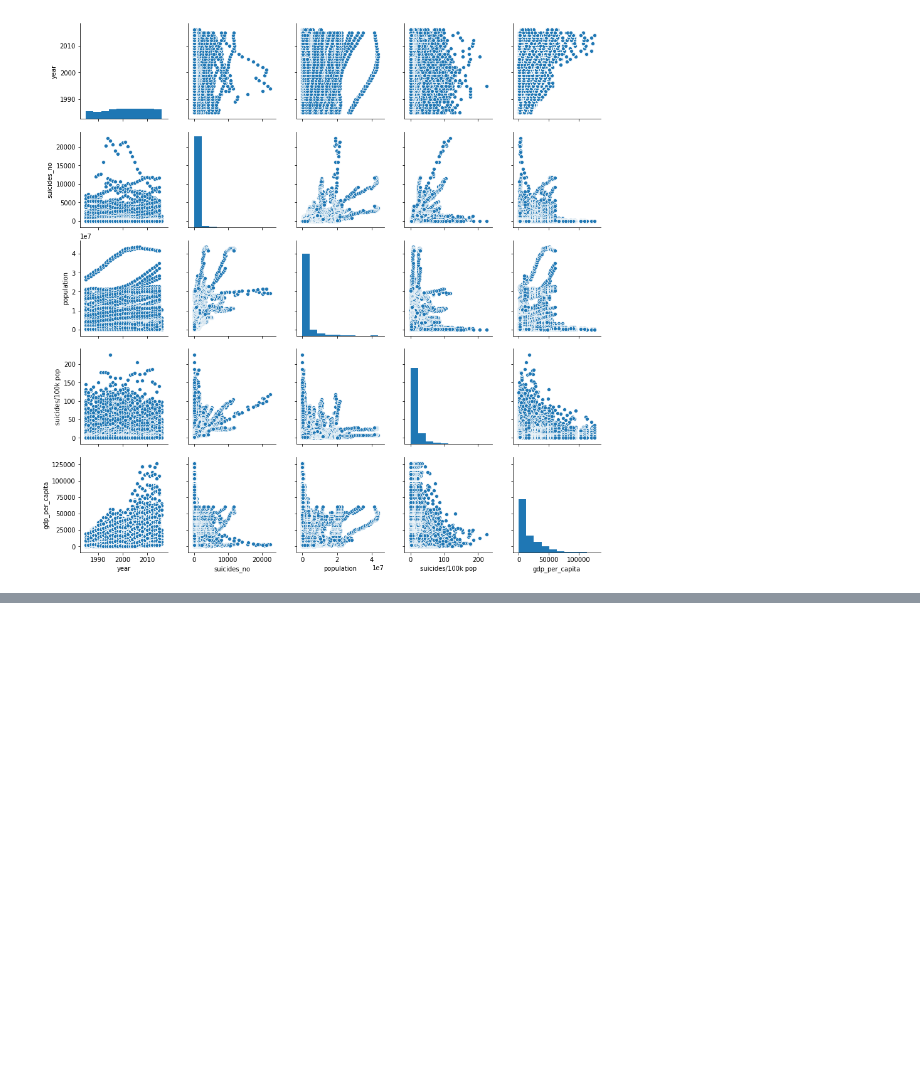
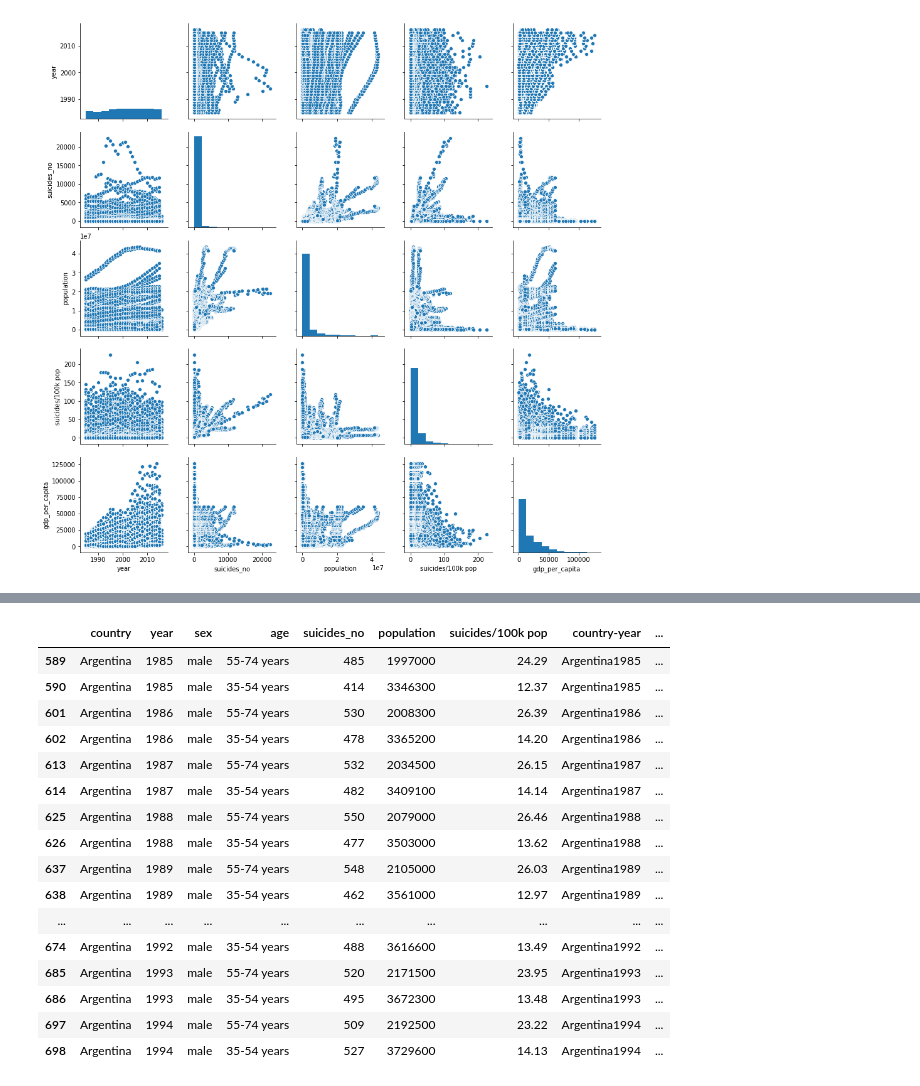
Before and after one commit to ebonnecab/int3-data-analysis, a Jupyter notebook: analysis.ipynb, the cells around one changed output, grey strips where cells are left out. Cells and saved outputs as stored; diff of their text form; code cells hidden in the pictures; blank space fills up the shorter version.

```diff
--- a/analysis.ipynb
+++ b/analysis.ipynb
@@ -138,0 +174,27 @@ sns.pairplot(num_df, diag_kind="hist")
+# %%
+pd.set_option('display.max_rows', 500)
+pd.set_option('display.max_columns', 500)
+pd.set_option('display.width', 1000)
+
+outliers = find_remove_outlier_iqr(df["suicides_no"])
+
+out_df = df[df["suicides_no"].isin(outliers)]
+out_df.head(20)
+# %% [output]
+|  | country | year | sex | age | suicides_no | population | suicides/100k pop | country-year | ... |
+| 589 | Argentina | 1985 | male | 55-74 years | 485 | 1997000 | 24.29 | Argentina1985 | ... |
+| 590 | Argentina | 1985 | male | 35-54 years | 414 | 3346300 | 12.37 | Argentina1985 | ... |
+| 601 | Argentina | 1986 | male | 55-74 years | 530 | 2008300 | 26.39 | Argentina1986 | ... |
+| 602 | Argentina | 1986 | male | 35-54 years | 478 | 3365200 | 14.20 | Argentina1986 | ... |
+| 613 | Argentina | 1987 | male | 55-74 years | 532 | 2034500 | 26.15 | Argentina1987 | ... |
+| 614 | Argentina | 1987 | male | 35-54 years | 482 | 3409100 | 14.14 | Argentina1987 | ... |
+| 625 | Argentina | 1988 | male | 55-74 years | 550 | 2079000 | 26.46 | Argentina1988 | ... |
+| 626 | Argentina | 1988 | male | 35-54 years | 477 | 3503000 | 13.62 | Argentina1988 | ... |
+| 637 | Argentina | 1989 | male | 55-74 years | 548 | 2105000 | 26.03 | Argentina1989 | ... |
+| 638 | Argentina | 1989 | male | 35-54 years | 462 | 3561000 | 12.97 | Argentina1989 | ... |
+| ... | ... | ... | ... | ... | ... | ... | ... | ... | ... |
+| 674 | Argentina | 1992 | male | 35-54 years | 488 | 3616600 | 13.49 | Argentina1992 | ... |
+| 685 | Argentina | 1993 | male | 55-74 years | 520 | 2171500 | 23.95 | Argentina1993 | ... |
+| 686 | Argentina | 1993 | male | 35-54 years | 495 | 3672300 | 13.48 | Argentina1993 | ... |
+| 697 | Argentina | 1994 | male | 55-74 years | 509 | 2192500 | 23.22 | Argentina1994 | ... |
+| 698 | Argentina | 1994 | male | 35-54 years | 527 | 3729600 | 14.13 | Argentina1994 | ... |
```
Also changed, not shown: parts of 10 cells of this notebook.
